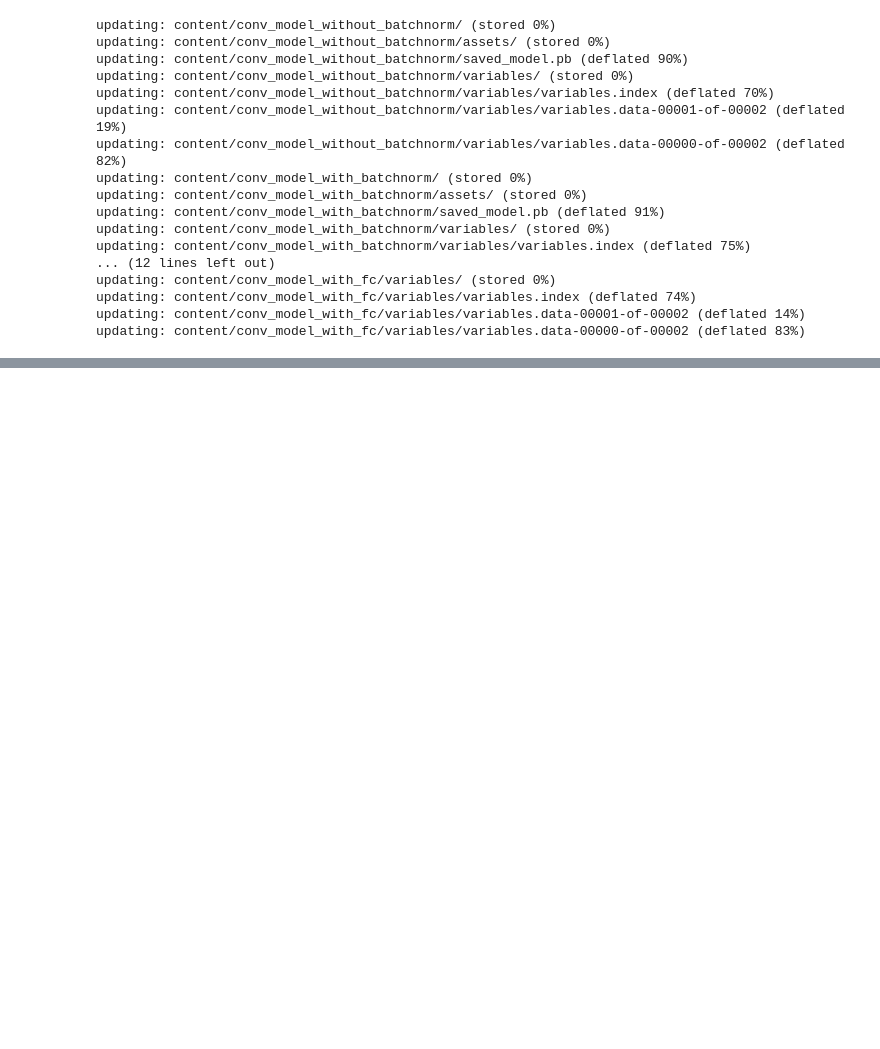
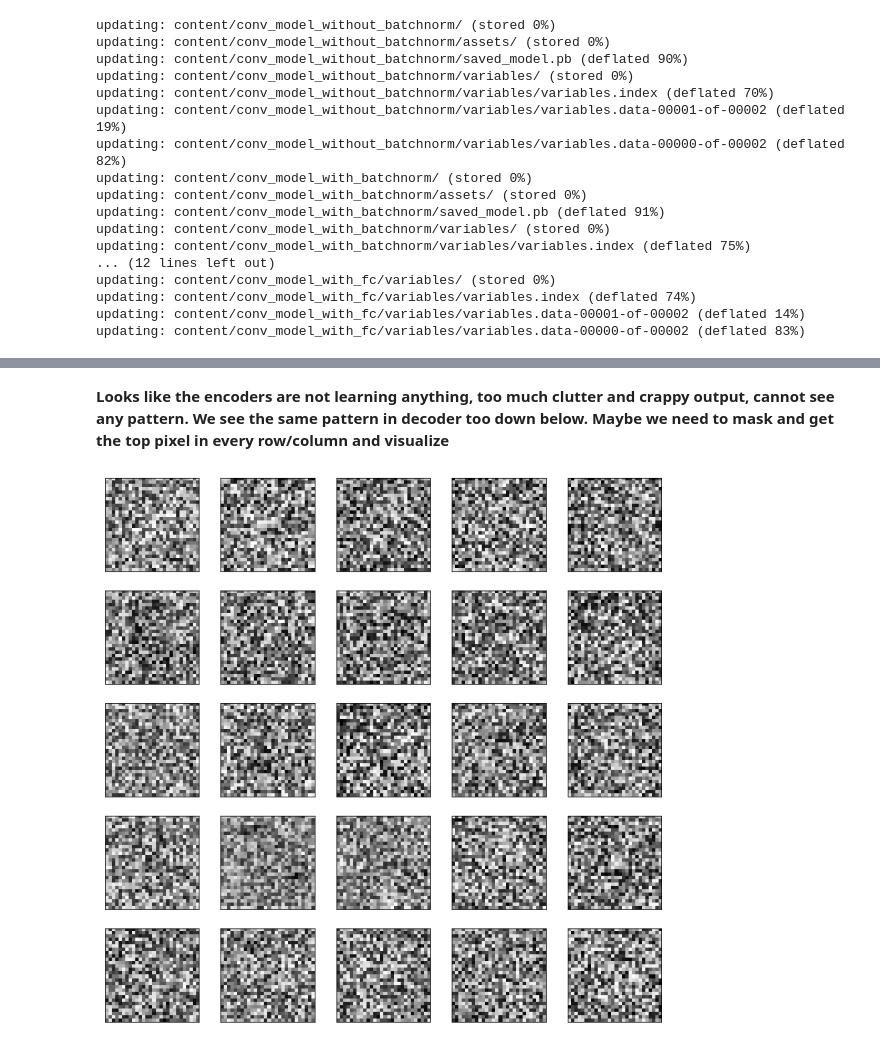
Before and after one commit to surajsrivathsa/ovgu_deeplearning, a Jupyter notebook: Assignment_8_Autoencoders.ipynb, the cells around one changed output, grey strips where cells are left out. Cells and saved outputs as stored; diff of their text form; code cells hidden in the pictures; blank space fills up the shorter version.

```diff
--- a/Assignment_8_Autoencoders.ipynb
+++ b/Assignment_8_Autoencoders.ipynb
@@ -2612,0 +1074,3 @@ print (“Test Accuracy = “ + str(preds[1]))
+# %%
+mlp_model = tf.keras.models.load_model('/content/model_relu')
+conv_with_fc_model = tf.keras.models.load_model('/content/conv_model_with_fc')
@@ -2612,0 +1097,5 @@ print (“Test Accuracy = “ + str(preds[1]))
+# %%
+for layer in mlp_model.layers:
+  print(layer.get_config())
+
+weights = mlp_model.get_weights()
@@ -2612,0 +1151,21 @@ print (“Test Accuracy = “ + str(preds[1]))
+# %% [markdown]
+**Looks like the encoders are not learning anything, too much clutter and crappy output, cannot see any pattern. We see the same pattern in decoder too down below. Maybe we need to mask and get the top pixel in every row/column and visualize**
+# %%
+def output_model_encoders(weights, encoder_layer_num=0, filter_shape = (28, 28), images_to_be_compared=5):
+  #Get the encoder output for each layer
+
+  plt.figure(figsize=(12,12))
+
+  for i in range(25):
+      plt.subplot(5,5,i+1)
+      plt.xticks([])
+      plt.yticks([])
+      plt.grid(False)
+      filter_image = np.reshape(weights[encoder_layer_num][:,i], newshape=filter_shape)
+      plt.imshow(filter_image, cmap=plt.cm.binary)
+      #plt.xlabel(class_names[test_images[i]])
+  plt.show()
+
+output_model_encoders(weights)
+# %% [output]
+[figure, added]
```
Also changed, not shown: parts of 182 cells of this notebook.
